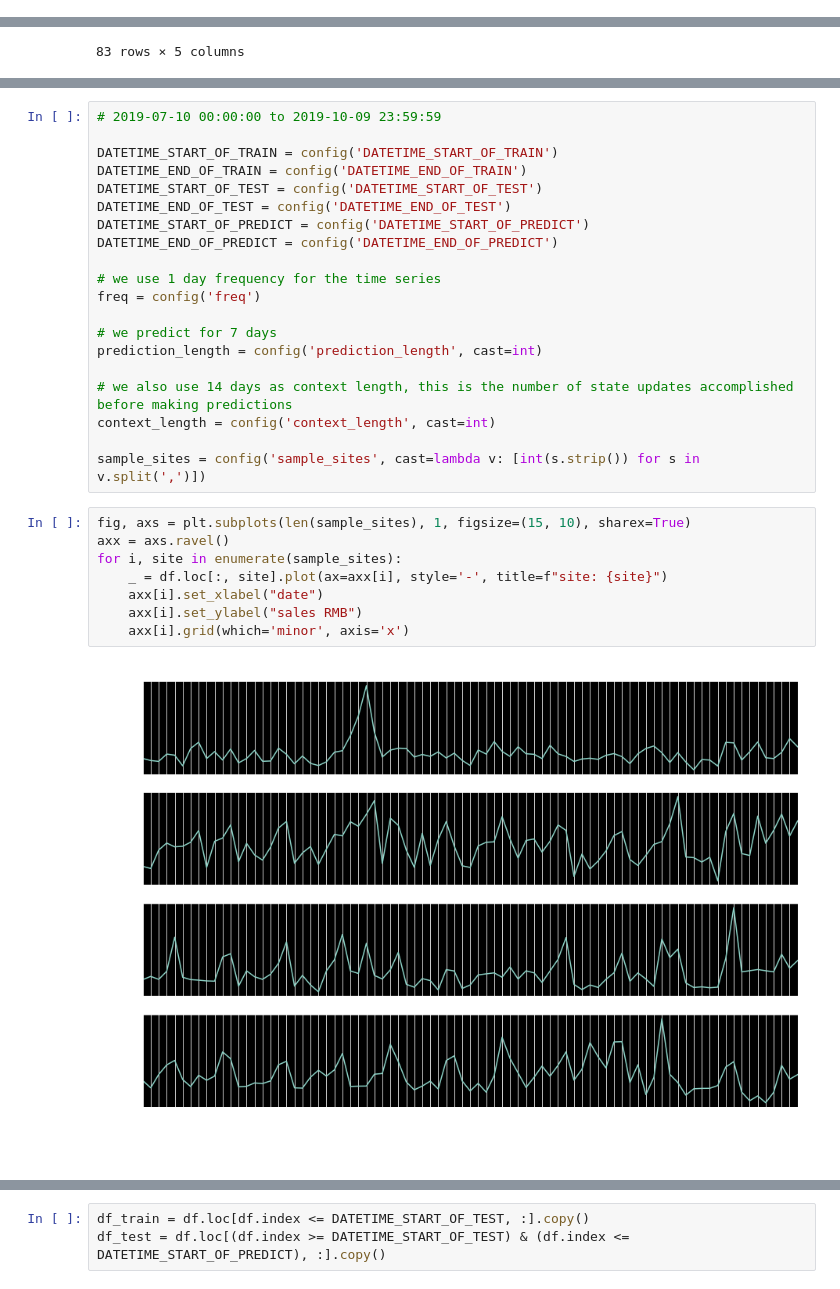
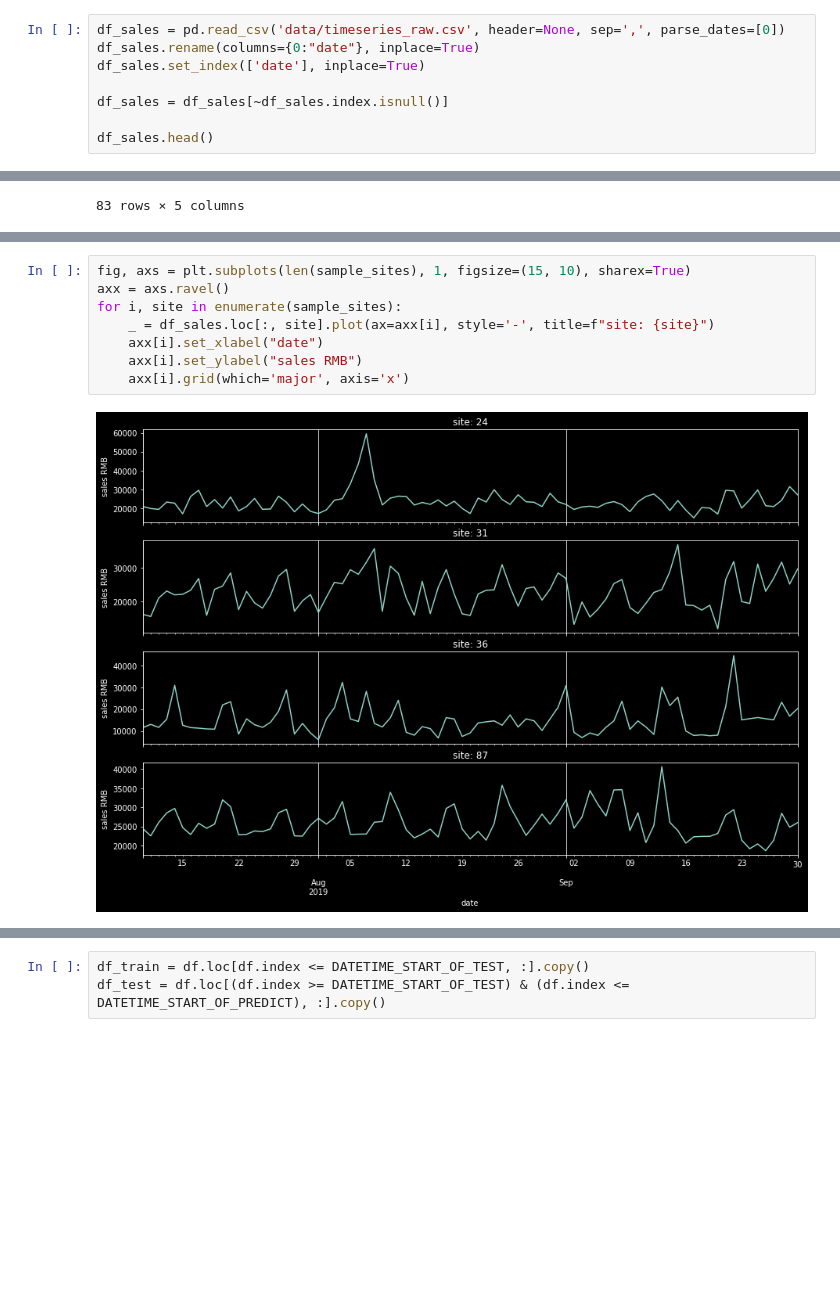
Before and after one commit to snowolf/lab_ts_forecast, a Jupyter notebook: lightgbm.ipynb, the cells around one changed output, grey strips where cells are left out. Saved outputs shown, nothing was run; the diff lists cells and outputs as text; blank space fills up the shorter version.

```diff
--- a/lightgbm.ipynb
+++ b/lightgbm.ipynb
@@ -27,0 +138,8 @@ plt.style.use(config('plot_style'))
+# %%
+df_sales = pd.read_csv('data/timeseries_raw.csv', header=None, sep=',', parse_dates=[0])
+df_sales.rename(columns={0:"date"}, inplace=True)
+df_sales.set_index(['date'], inplace=True)
+
+df_sales = df_sales[~df_sales.index.isnull()]
+
+df_sales.head()
@@ -78,30 +175,10 @@ df.describe()
-# %%
-# 2019-07-10 00:00:00 to 2019-10-09 23:59:59
-
-DATETIME_START_OF_TRAIN = config('DATETIME_START_OF_TRAIN')
-DATETIME_END_OF_TRAIN = config('DATETIME_END_OF_TRAIN')
-DATETIME_START_OF_TEST = config('DATETIME_START_OF_TEST')
-DATETIME_END_OF_TEST = config('DATETIME_END_OF_TEST')
-DATETIME_START_OF_PREDICT = config('DATETIME_START_OF_PREDICT')
-DATETIME_END_OF_PREDICT = config('DATETIME_END_OF_PREDICT')
-
-# we use 1 day frequency for the time series
-freq = config('freq')
-
-# we predict for 7 days
-prediction_length = config('prediction_length', cast=int)
-
-# we also use 14 days as context length, this is the number of state updates accomplished before making predictions
-context_length = config('context_length', cast=int)
-
-sample_sites = config('sample_sites', cast=lambda v: [int(s.strip()) for s in v.split(',')])
 # %%
 fig, axs = plt.subplots(len(sample_sites), 1, figsize=(15, 10), sharex=True)
 axx = axs.ravel()
 for i, site in enumerate(sample_sites):
-    _ = df.loc[:, site].plot(ax=axx[i], style='-', title=f"site: {site}")
+    _ = df_sales.loc[:, site].plot(ax=axx[i], style='-', title=f"site: {site}")
     axx[i].set_xlabel("date")
     axx[i].set_ylabel("sales RMB")
-    axx[i].grid(which='minor', axis='x')
+    axx[i].grid(which='major', axis='x')
 # %% [output]
-[figure, old version]
+[figure, new version]
```
Also changed, not shown: parts of 25 cells of this notebook, 1 other file.
